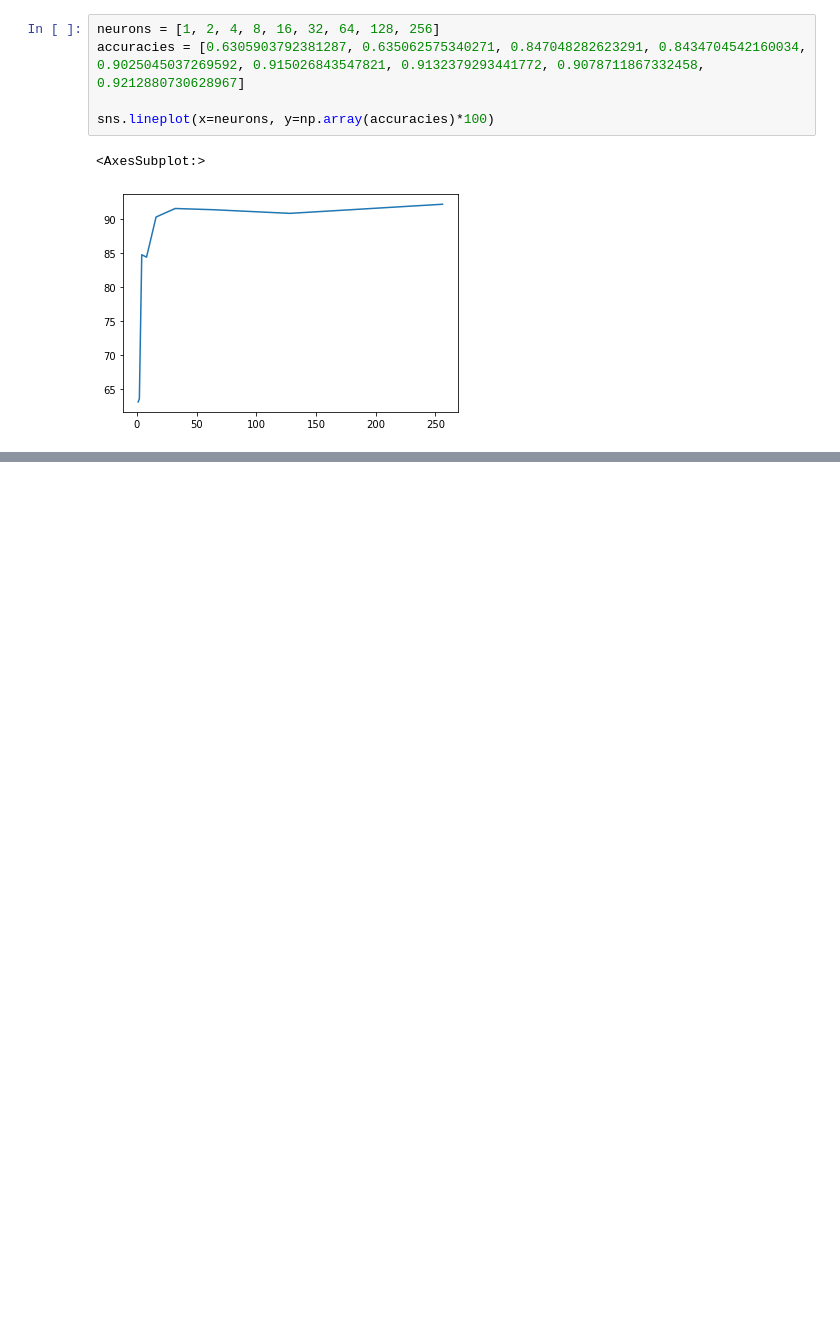
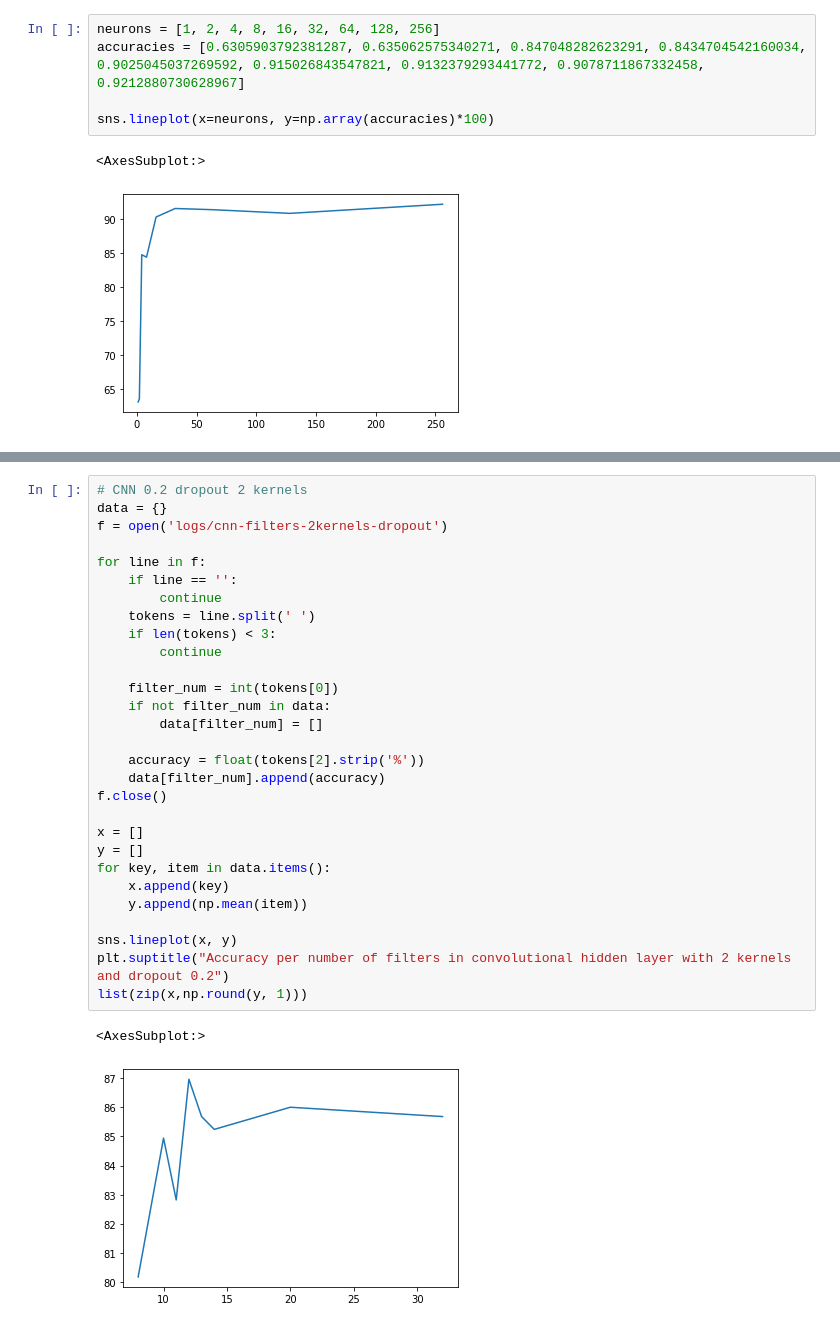
Before and after one commit to mmenzyns/ai-palm-rejection, a Jupyter notebook: ai_ml/graphs.ipynb, the cells around one changed output, grey strips where cells are left out. Cells and saved outputs as stored; diff of their text form; blank space fills up the shorter version.

```diff
--- a/ai_ml/graphs.ipynb
+++ b/ai_ml/graphs.ipynb
@@ -12,0 +44,32 @@ sns.lineplot(x=neurons, y=np.array(accuracies)*100)
+# %%
+# CNN 0.2 dropout 2 kernels
+data = {}
+f = open('logs/cnn-filters-2kernels-dropout')
+
+for line in f:
+    if line == '':
+        continue
+    tokens = line.split(' ')
+    if len(tokens) < 3:
+        continue
+
+    filter_num = int(tokens[0])
+    if not filter_num in data:
+        data[filter_num] = []
+
+    accuracy = float(tokens[2].strip('%'))
+    data[filter_num].append(accuracy)
+f.close()
+
+x = []
+y = []
+for key, item in data.items():
+    x.append(key)
+    y.append(np.mean(item))
+
+sns.lineplot(x, y)
+plt.suptitle("Accuracy per number of filters in convolutional hidden layer with 2 kernels and dropout 0.2")
+list(zip(x,np.round(y, 1)))
+# %% [output]
+<AxesSubplot:>
+[figure, added]
```
Also changed, not shown: parts of 5 cells of this notebook, 11 other files.
